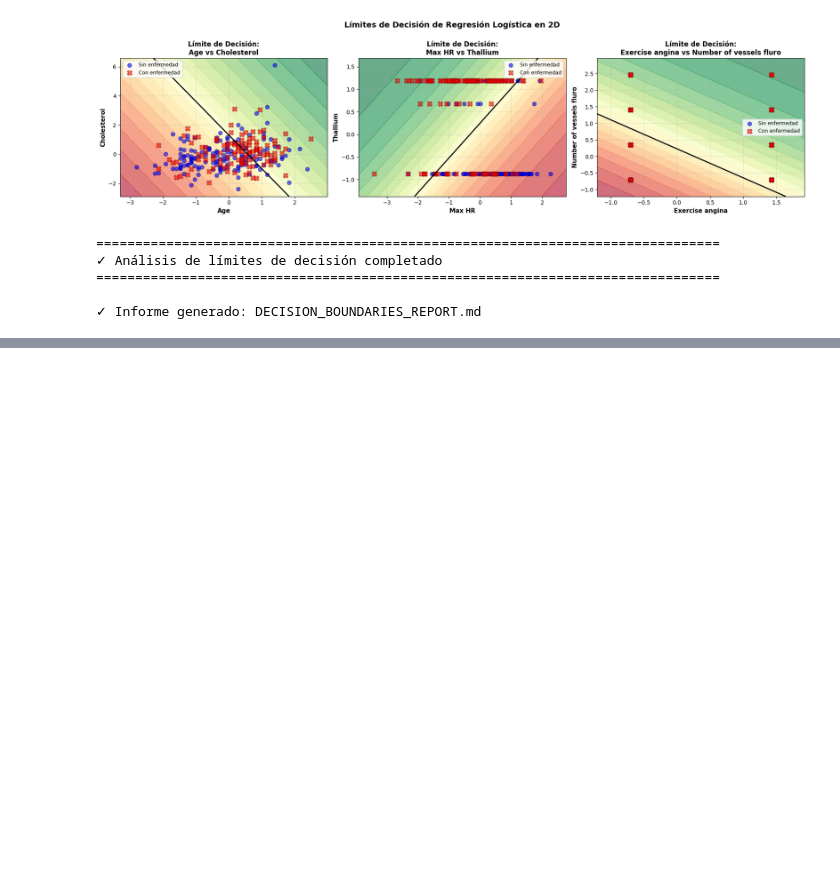
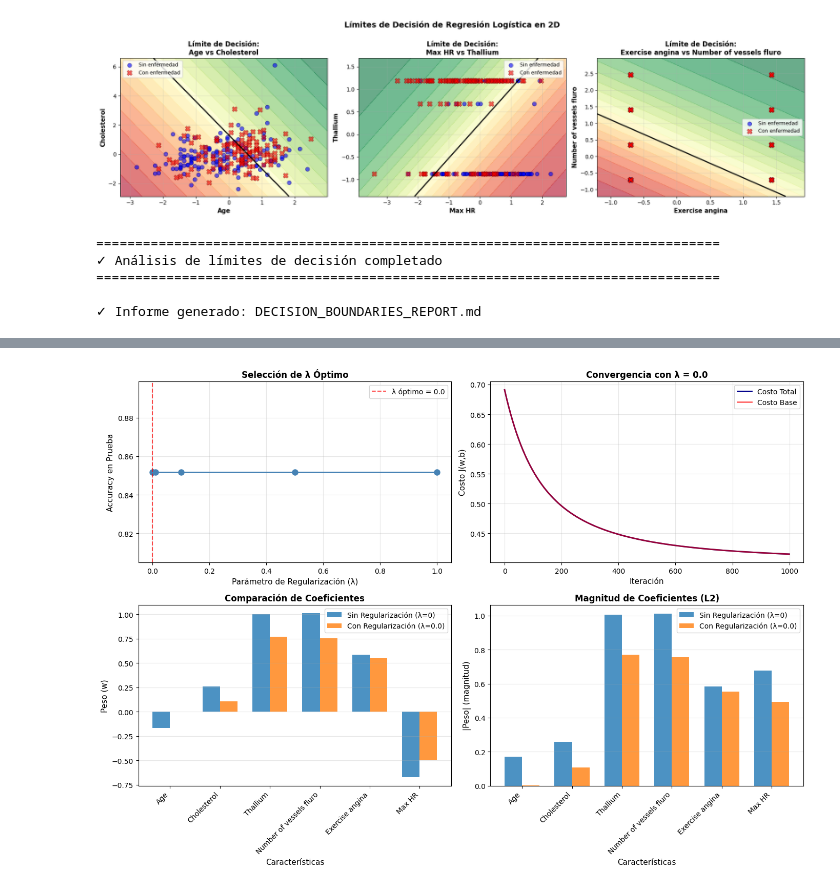
Before and after one commit to mariapaularm/heart-disease-risk-prediction, a Jupyter notebook: heart-disease-risk-prediction.ipynb, the cells around one changed output, grey strips where cells are left out. Cells and saved outputs as stored; diff of their text form; code cells hidden in the pictures; blank space fills up the shorter version.

```diff
--- a/heart-disease-risk-prediction.ipynb
+++ b/heart-disease-risk-prediction.ipynb
@@ -527,0 +566,10 @@ PREVIEW DEL REPORTE
+# %%
+
+def predict_logistic(X, w, b, threshold=0.5):
+    """Realizar predicciones"""
+    z = X @ w + b
+    probs = sigmoid(z)
+    predictions = (probs >= threshold).astype(int)
+    return predictions, probs
+
+print("\n✓ Función de predicción agregada: predict_logistic(X, w, b, threshold)")
@@ -1095,7 +1195,7 @@ Para el contexto de predicción de enfermedad cardíaca:
 """
 
 # Guardar informe
-with open('MODEL_EVALUATION_REPORT.md', 'w', encoding='utf-8') as f:
+with open('Reportes Generados/MODEL_EVALUATION_REPORT.md', 'w', encoding='utf-8') as f:
     f.write(informe_eval)
 
 print("✓ Informe de evaluación generado: MODEL_EVALUATION_REPORT.md")
@@ -1392,7 +1492,11 @@ resumen_limites = f"""# Análisis de Límites de Decisión
   - Regularización L2 para evitar overfitting
 """
 
-with open('DECISION_BOUNDARIES_REPORT.md', 'w', encoding='utf-8') as f:
+# Crear directorio si no existe
+import os
+os.makedirs('Reportes Generados', exist_ok=True)
+
+with open('Reportes Generados/DECISION_BOUNDARIES_REPORT.md', 'w', encoding='utf-8') as f:
     f.write(resumen_limites)
 
 print("\n✓ Informe generado: DECISION_BOUNDARIES_REPORT.md")
@@ -1979,0 +1837,65 @@ Entrenando con λ = 1...
+# %%
+# -------------------- 6.5 VISUALIZACIÓN: CONVERGENCIA Y COEFICIENTES --------------------
+
+print("\n6.5 VISUALIZACIÓN: CONVERGENCIA Y COMPARACIÓN")
+print("-" * 80)
+
+fig, axes = plt.subplots(2, 2, figsize=(14, 10))
+
+# Gráfico 1: Costo vs λ
+ax = axes[0, 0]
+lambdas = [r['lambda'] for r in results_by_lambda]
+costs_test = [r['accuracy_test'] for r in results_by_lambda]
+ax.plot(lambdas, costs_test, 'o-', linewidth=2, markersize=8, color='steelblue')
+ax.axvline(best_lambda, color='red', linestyle='--', alpha=0.7, label=f'λ óptimo = {best_lambda}')
+ax.set_xlabel('Parámetro de Regularización (λ)', fontsize=11)
+ax.set_ylabel('Accuracy en Prueba', fontsize=11)
+ax.set_title('Selección de λ Óptimo', fontsize=12, fontweight='bold')
+ax.grid(True, alpha=0.3)
+ax.legend()
+
+# Gráfico 2: Convergencia (costo vs iteraciones)
+ax = axes[0, 1]
+cost_hist = models_reg[best_lambda]['cost_history']
+ax.plot(range(len(cost_hist)), cost_hist, linewidth=2, color='darkblue', label='Costo Total')
+ax.plot(range(len(cost_hist)), models_reg[best_lambda]['cost_no_reg_history'],
+        linewidth=2, color='red', alpha=0.6, label='Costo Base')
+ax.set_xlabel('Iteración', fontsize=11)
+ax.set_ylabel('Costo J(w,b)', fontsize=11)
+ax.set_title(f'Convergencia con λ = {best_lambda}', fontsize=12, fontweight='bold')
+ax.grid(True, alpha=0.3)
+ax.legend()
+
+# Gráfico 3: Comparación de coeficientes (sin vs con regularización)
+ax = axes[1, 0]
+x_pos = np.arange(len(selected_features))
+width = 0.35
+ax.bar(x_pos - width/2, w_full_trained, width, label='Sin Regularización (λ=0)', alpha=0.8)
+ax.bar(x_pos + width/2, w_reg_best, width, label=f'Con Regularización (λ={best_lambda})', alpha=0.8)
+ax.set_xlabel('Características', fontsize=11)
+ax.set_ylabel('Peso (w)', fontsize=11)
+ax.set_title('Comparación de Coeficientes', fontsize=12, fontweight='bold')
+ax.set_xticks(x_pos)
+ax.set_xticklabels(selected_features, rotation=45, ha='right')
+ax.legend()
+ax.grid(True, alpha=0.3, axis='y')
+
+# Gráfico 4: Magnitud de pesos
+ax = axes[1, 1]
+w_magnitude_no_reg = np.abs(w_full_trained)
+w_magnitude_reg = np.abs(w_reg_best)
+ax.bar(x_pos - width/2, w_magnitude_no_reg, width, label='Sin Regularización (λ=0)', alpha=0.8)
+ax.bar(x_pos + width/2, w_magnitude_reg, width, label=f'Con Regularización (λ={best_lambda})', alpha=0.8)
+ax.set_xlabel('Características', fontsize=11)
+ax.set_ylabel('|Peso| (magnitud)', fontsize=11)
+ax.set_title('Magnitud de Coeficientes (L2)', fontsize=12, fontweight='bold')
+ax.set_xticks(x_pos)
+ax.set_xticklabels(selected_features, rotation=45, ha='right')
+ax.legend()
+ax.grid(True, alpha=0.3, axis='y')
+
+plt.tight_layout()
+plt.show()
+
+print(f"\n✓ Visualización completada")
+# %% [output]
@@ -1979,0 +1904 @@ Entrenando con λ = 1...
+[figure, added]
```
Also changed, not shown: parts of 37 cells of this notebook, 9 other files.
